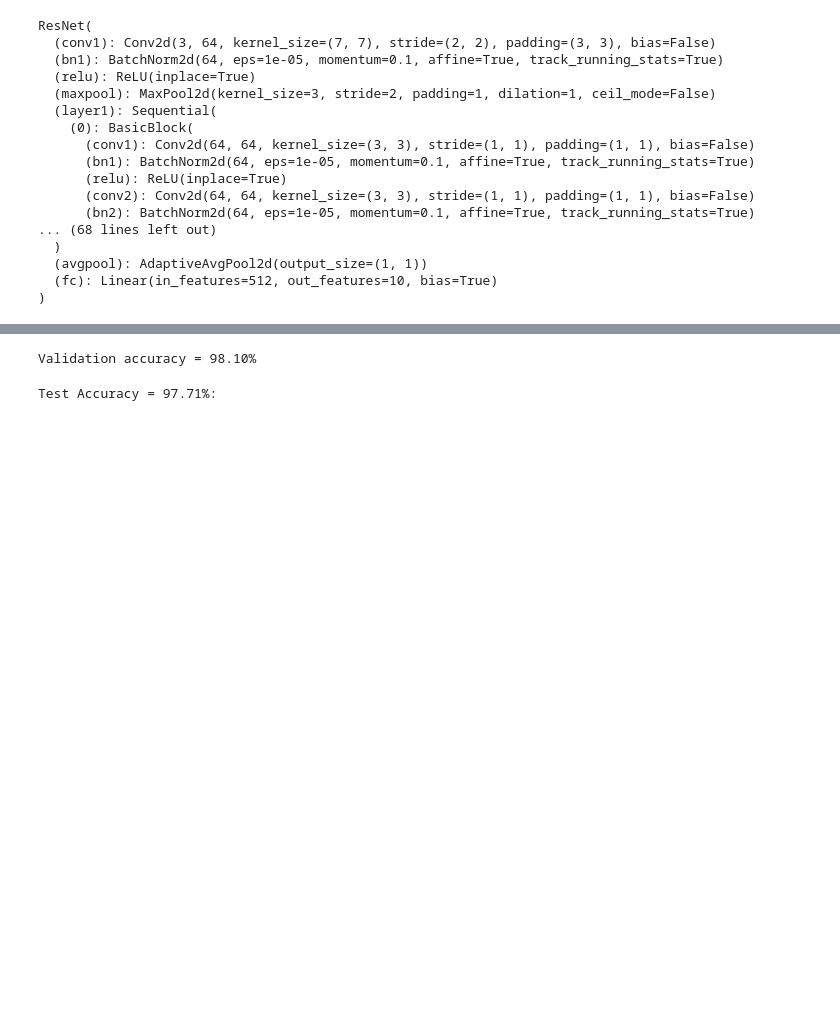
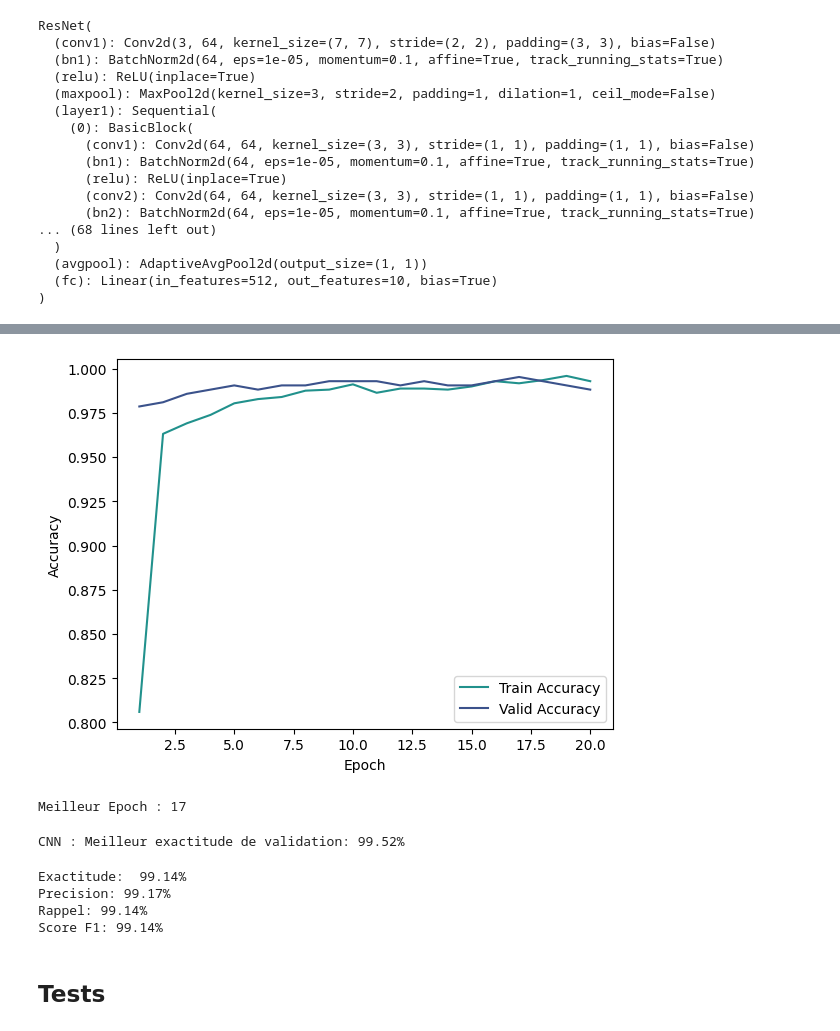
Before and after one commit to Squidez/projet_master, a Jupyter notebook: classification.ipynb, the cells around one changed output, grey strips where cells are left out. Saved outputs shown, nothing was run; the diff lists cells and outputs as text; code cells hidden in the pictures; blank space fills up the shorter version.

```diff
--- a/classification.ipynb
+++ b/classification.ipynb
@@ -599,8 +641,28 @@ Epoch 20/20 : train loss = 0.0033, train accuracy = 96.607%, valid loss = 0.0022
+# %%
+# Graph de la perte des moyennes
+plt.figure()
+plt.plot(range(1, num_epochs + 1),  train_accuracies, c='#21918c', label='Train Accuracy')
+plt.plot(range(1, num_epochs + 1), valid_accuracies, c='#3b528b', label='Valid Accuracy')
+plt.xlabel('Epoch')
+plt.ylabel('Accuracy')
+# plt.title('Accuracy par Epoch')
+plt.legend()
+plt.show()
+# %% [output]
+[figure, added]
+# %%
+best_epoch = valid_accuracies.index(max(valid_accuracies)) + 1
+print(f'Meilleur Epoch : {best_epoch}')
+# %% [output]
+Meilleur Epoch : 17
 # %%
-best_epoch = 2
-best_checkpoint = torch.load(f"{CHECKPOINTS_DIR}/model_{best_epoch}.pt")
-best_valid_accuracy = best_checkpoint["valid_accuracy"]
-print(f"Validation accuracy = {best_valid_accuracy:.2%}")
+best_checkpoint = torch.load(f'{CHECKPOINTS_DIR}/model_{best_epoch}.pt')
+torch.save(best_checkpoint, f'{MODELS_DIR}/resnet_model.pt')
+best_cnn = models.resnet18(weights='DEFAULT')
+best_cnn.fc = nn.Linear(num_features, num_classes)
+best_cnn.load_state_dict(best_checkpoint['model_state_dict'])
+best_valid_accuracy = best_checkpoint['valid_accuracy']
+print(f'CNN : Meilleur exactitude de validation: {best_valid_accuracy:.2%}')
 # %% [output]
-Validation accuracy = 98.10%
+CNN : Meilleur exactitude de validation: 99.52%
 # %%
@@ -615,17 +673,39 @@ test_dataset = datasets.ImageFolder(root=DATASET_DIR,
 
 test_loader = DataLoader(test_dataset, batch_size=32, shuffle=True)
 # %%
-model.eval()
-model.to(device)
+best_cnn.eval()
+best_cnn.to(device)
 
 test_correct = 0
-for inputs, labels in test_loader:
-  inputs = inputs.to(device)
-  labels = labels.to(device)
-  logit_outputs = model(inputs)
-  test_correct += (logit_outputs.argmax(1) == labels).sum().item()
+all_preds = []
+all_labels = []
 
+with torch.no_grad():
+    for inputs, labels in test_loader:
+        inputs = inputs.to(device)
+        labels = labels.to(device)
+        logit_outputs = best_cnn(inputs)
+        preds = logit_outputs.argmax(1)
+
+        test_correct += (preds == labels).sum().item()
+
+        all_preds.extend(preds.cpu().numpy())
+        all_labels.extend(labels.cpu().numpy())
+
+# Calculer l'accuracy, la précision, le rappel et le score F1
 test_accuracy = test_correct / len(test_loader.dataset)
-print(f"Test Accuracy = {test_accuracy:.2%}:")
+test_precision = precision_score(all_labels, all_preds, average='weighted')
+test_recall = recall_score(all_labels, all_preds, average='weighted')
+test_f1 = f1_score(all_labels, all_preds, average='weighted')
+
+print(f'Exactitude:  {test_accuracy:.2%}')
+print(f'Precision: {test_precision:.2%}')
+print(f'Rappel: {test_recall:.2%}')
+print(f'Score F1: {test_f1:.2%}')
 # %% [output]
-Test Accuracy = 97.71%:
+Exactitude:  99.14%
+Precision: 99.17%
+Rappel: 99.14%
+Score F1: 99.14%
+# %% [markdown]
+## Tests
```
Also changed, not shown: parts of 35 cells of this notebook, 4 other files.
